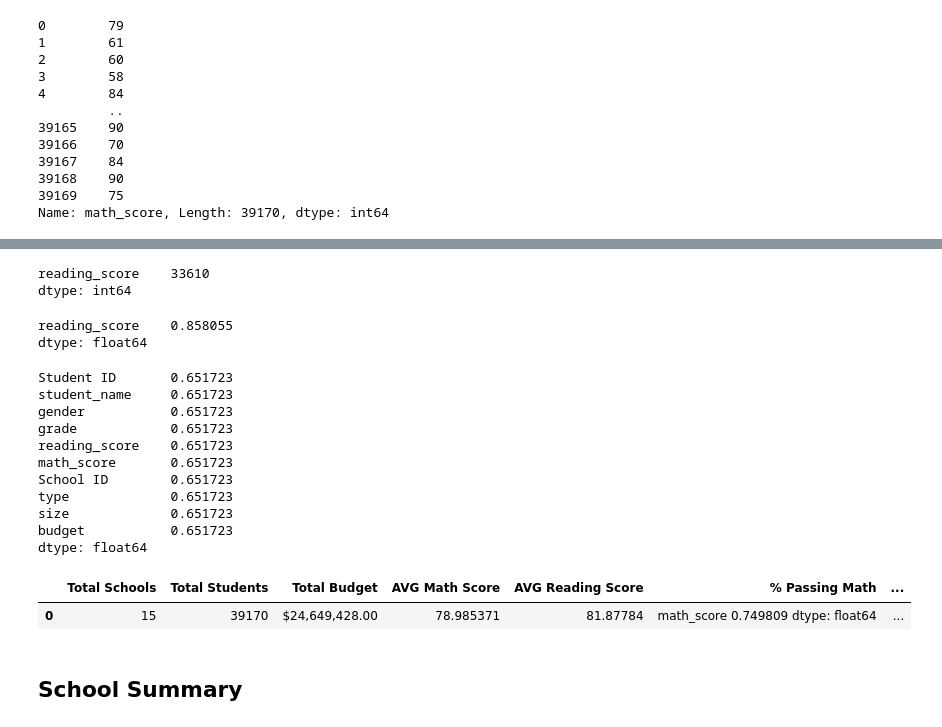
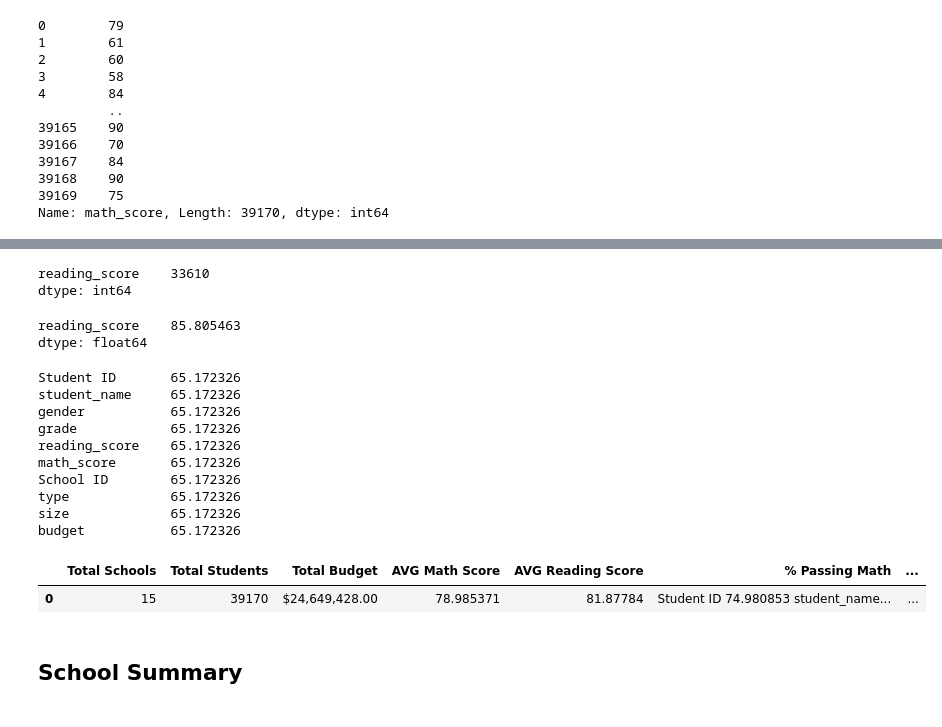
Before and after one commit to D11eleven/pandas-challenge, a Jupyter notebook: PyCitySchools/district_summary.ipynb, the cells around one changed output, grey strips where cells are left out. Cells and saved outputs as stored; diff of their text form; code cells hidden in the pictures.

```diff
--- a/PyCitySchools/district_summary.ipynb
+++ b/PyCitySchools/district_summary.ipynb
@@ -129,21 +129,23 @@ school_data_complete_df['math_score']
 Name: math_score, Length: 39170, dtype: int64
 # %%
 
-stu_passng_math = school_data_complete_df.loc[school_data_complete_df["math_score"] >= 70,["math_score"]]
+stu_passng_math = school_data_complete_df.loc[school_data_complete_df["math_score"] >= 70]
 #math_series = school_data_complete_df['math_score']
 
 # print(math_series)
 #stu_passng_math = math_series >= 70
 
-print(stu_passng_math)
+#print(stu_passng_math)
 
 # # stu_passing_math = school_data_complete_df["math_score"] >= 70
 
 number_stu_pass_math = stu_passng_math.count()
 #stu_passing_math_count = stu_passing_math.count()/total_students
 
-stu_passng_math_pct = (number_stu_pass_math)/(total_students)
+stu_passng_math_pct = (number_stu_pass_math)/(total_students)*100
 # # stu_passing_math_pct
 #print(number_stu_pass_math)
+
+#print(nutrition_info_256174499.to_string())
 stu_passng_math_pct
 # %% [output]
@@ -169,14 +166,14 @@ stu_passng_reading = school_data_complete_df.loc[school_data_complete_df["readin
 number_stu_pass_reading = stu_passng_reading.count()
 # stu_passing_math_count = stu_passing_math.count()/total_students
 
-stu_passng_reading_pct = (number_stu_pass_reading)/(total_students)
+stu_passng_reading_pct = (number_stu_pass_reading)/(total_students)*100
 # stu_passing_math_pct
 print(number_stu_pass_reading)
 stu_passng_reading_pct
 # %% [output]
 reading_score    33610
 dtype: int64
-reading_score    0.858055
+reading_score    85.805463
 dtype: float64
 # %%
 stu_passng_both = school_data_complete_df.loc[(school_data_complete_df["math_score"] >= 70) &
@@ -185,20 +182,20 @@ stu_passng_both = school_data_complete_df.loc[(school_data_complete_df["math_sco
 
 number_stu_overall_passng = stu_passng_both.count()
 #print (number_stu_overall_passng)
-stu_overall_passng_pct = (number_stu_overall_passng)/ (total_students)
+stu_overall_passng_pct = (number_stu_overall_passng)/ (total_students)*100
+stu_overall_passng_pct = stu_overall_passng_pct.to_string()
 print(stu_overall_passng_pct)
 # %% [output]
-Student ID       0.651723
-student_name     0.651723
-gender           0.651723
-grade            0.651723
-reading_score    0.651723
-math_score       0.651723
-School ID        0.651723
-type             0.651723
-size             0.651723
-budget           0.651723
-dtype: float64
+Student ID       65.172326
+student_name     65.172326
+gender           65.172326
+grade            65.172326
+reading_score    65.172326
+math_score       65.172326
+School ID        65.172326
+type             65.172326
+size             65.172326
+budget           65.172326
 # %%
 #OvERAll Passing PcT
 # count of Students that passed Math AND Reading / Total Students
@@ -206,24 +203,25 @@ dtype: float64
 #number_stu_pass_math and number_stu_pass_reading
 # %%
 district_summary_df = pd.DataFrame(
-    {"Total Schools": [total_schools],
-     "Total Students": [total_students],
+    {"Total Schools": total_schools,
+     "Total Students": total_students,
      "Total Budget": ["${:,.2f}".format(total_budget)],
-     "AVG Math Score": [avg_math_score],
-     "AVG Reading Score": [avg_reading_score],
+     "AVG Math Score": avg_math_score,
+     "AVG Reading Score": avg_reading_score,
      "% Passing Math": [stu_passng_math_pct],
-     #"% Passing Math": ["{:,.2}".format(stu_passng_math_pct)],
-     #"% Passing Math": ["{:,.0%}".format(stu_passng_math_pct)],
      "% Passing Reading": [stu_passng_reading_pct],
      "% Overall Passing": [stu_overall_passng_pct]
-
-    }
+     }
 )
 
+ #"% Passing Math": ["{:,.2}".format(stu_passng_math_pct)],
+     #"% Passing Math": ["{:,.0%}".format(stu_passng_math_pct)],
+
+
 district_summary_df
 # %% [output]
 |  | Total Schools | Total Students | Total Budget | AVG Math Score | AVG Reading Score | % Passing Math | ... |
-| 0 | 15 | 39170 | $24,649,428.00 | 78.985371 | 81.87784 | math_score 0.749809 dtype: float64 | ... |
+| 0 | 15 | 39170 | $24,649,428.00 | 78.985371 | 81.87784 | Student ID 74.980853 student_name... | ... |
 # %% [markdown]
 ## School Summary
 # %% [markdown]
```
Also changed, not shown: parts of 5 cells of this notebook, 2 other files.
